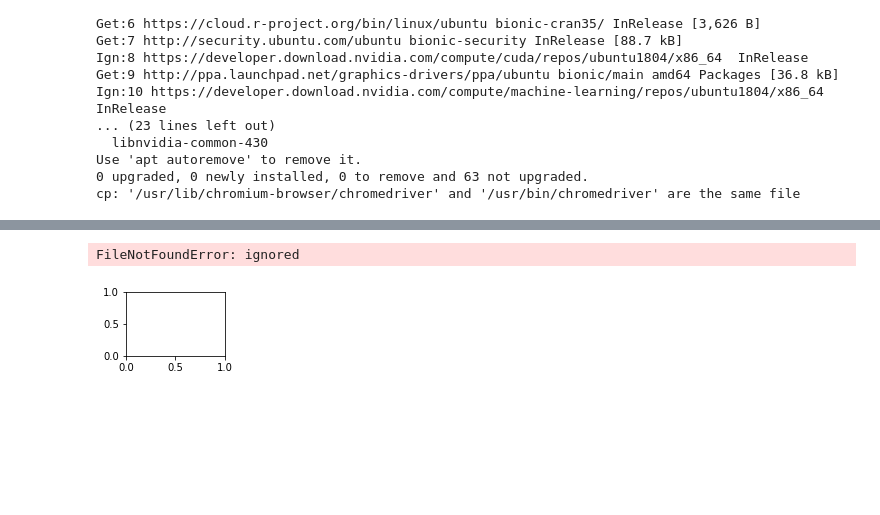
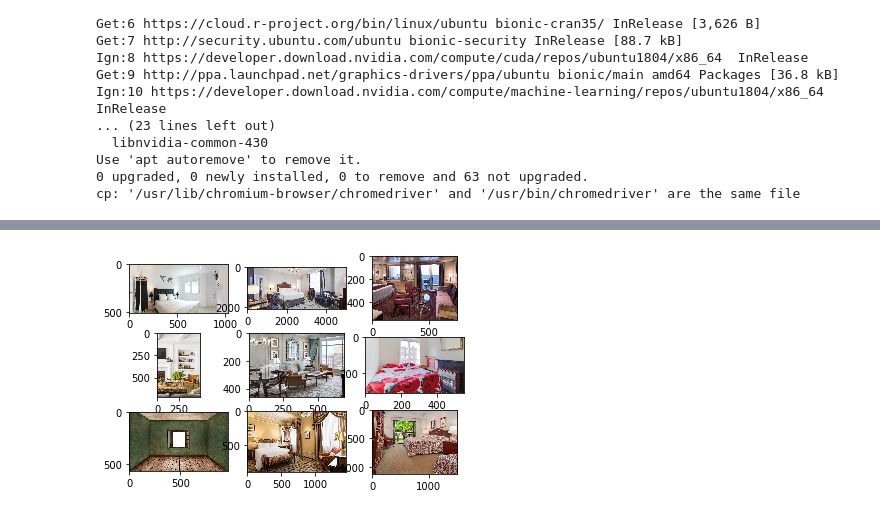
Before and after one commit to AbsydeAuberon/IntSys-AnimalRecognition, a Jupyter notebook: AnimalRecognition.ipynb, the cells around one changed output, grey strips where cells are left out. Cells and saved outputs as stored; diff of their text form; code cells hidden in the pictures; blank space fills up the shorter version.

```diff
--- a/AnimalRecognition.ipynb
+++ b/AnimalRecognition.ipynb
@@ -116,0 +132,12 @@ data = “/content/drive/My Drive/data_label/”
+# %%
+import tensorflow as tf
+import os
+import numpy as np
+
+# Link de descarga directa (solo para la implementacion).
+link = 'https://dl.dropboxusercontent.com/s/ngb49v0euaz6fgl/dogs_rooms.zip'
+
+zip_path = tf.keras.utils.get_file('dogs_rooms.zip', origin=link, extract=True)
+print(zip_path)
+PATH = os.path.join(os.path.dirname(zip_path), 'dogs_rooms')
+print(PATH)
@@ -116,0 +153,16 @@ data = “/content/drive/My Drive/data_label/”
+# %%
+# Vamos a plottear unas imagenes de muestra del entrenamiento para ver que tenemos acceso a nuestras imagenes.
+from matplotlib import pyplot
+from matplotlib.image import imread
+
+# Localizacion de nuestro set de imagenes
+folder = PATH + "/";
+
+# Mostramos 9 imagenes de perros.
+for i in range(9):
+	pyplot.subplot(330 + 1 + i)
+	filename = folder + 'Dog_' + str(i+1) + '.jpg'
+	image = imread(filename)
+	pyplot.imshow(image)
+
+pyplot.show()
@@ -117,20 +171,18 @@ data = “/content/drive/My Drive/data_label/”
 # %%
+# Realizamos el mismo proceso para las imagenes que no son perros (habitaciones).
 from matplotlib import pyplot
 from matplotlib.image import imread
-# define location of dataset
-folder = 'downloads/Room/'
-# plot first few images
+
+# Localizacion de nuestro set de imagenes
+folder = PATH + "/";
+
+# Mostramos 9 imagenes de habitaciones.
 for i in range(9):
-	# define subplot
 	pyplot.subplot(330 + 1 + i)
-	# define filename
-	filename = folder + 'room.' + str(i) + '.jpg'
-	# load image pixels
+	filename = folder + 'Room_' + str(i+1) + '.jpg'
 	image = imread(filename)
-	# plot raw pixel data
 	pyplot.imshow(image)
-# show the figure
+
 pyplot.show()
 # %% [output]
-FileNotFoundError: ignored
-[figure, old version]
+[figure, new version]
```
Also changed, not shown: parts of 60 cells of this notebook, 1 other file.
